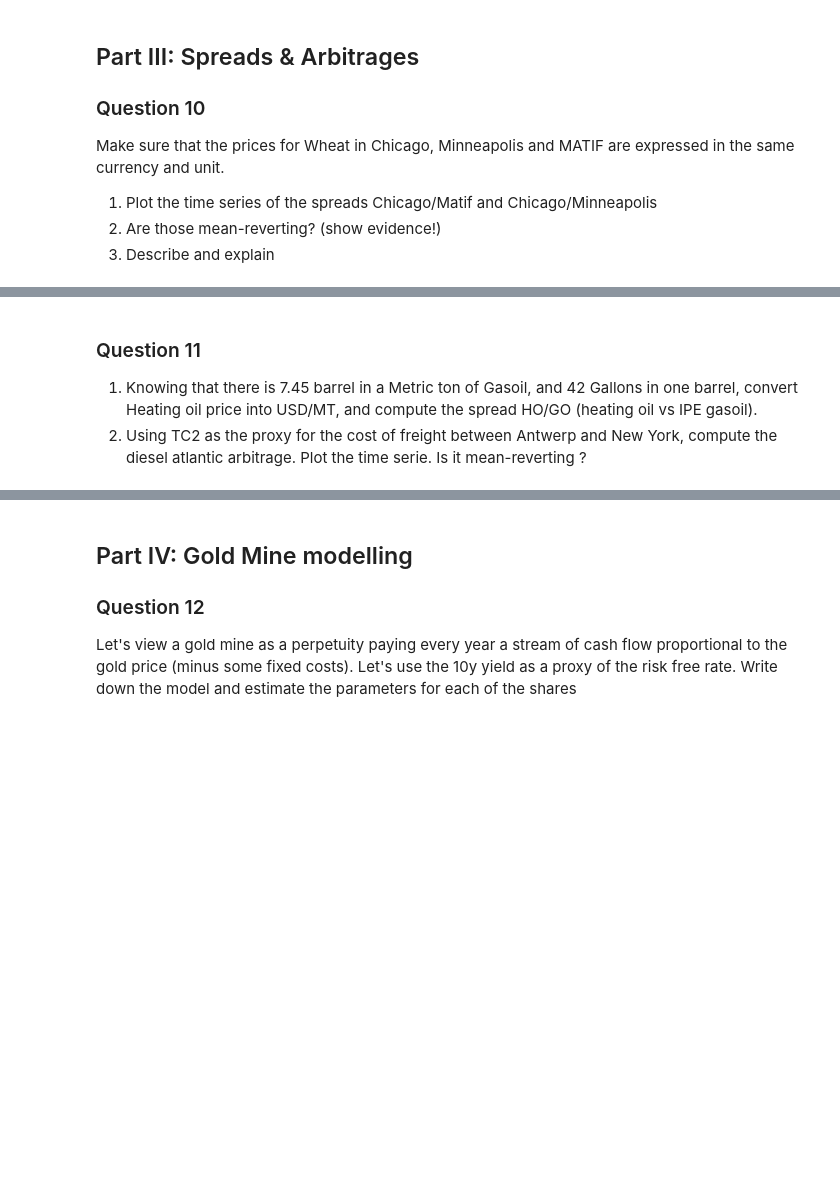
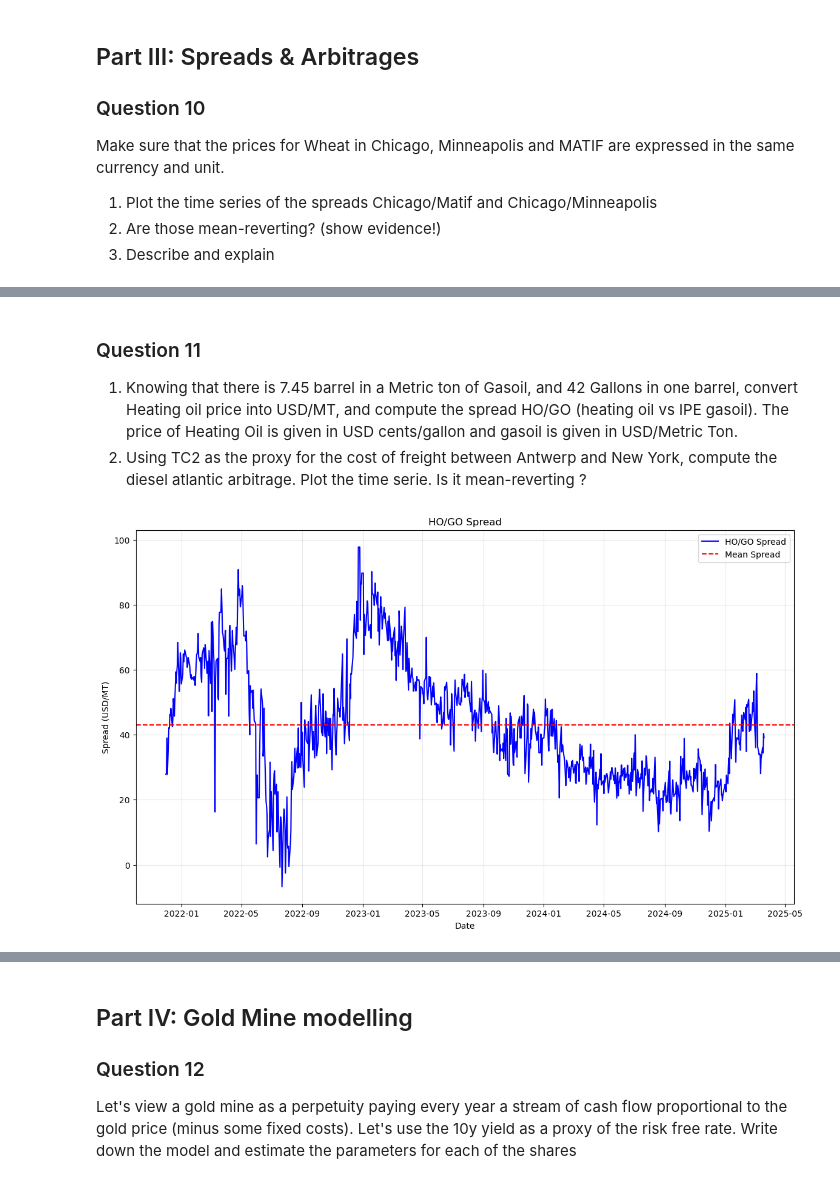
Before and after one commit to thomasmazouzi/Commodities, a Jupyter notebook: Final Version.ipynb, the cells around one changed output, grey strips where cells are left out. Saved outputs shown, nothing was run; the diff lists cells and outputs as text; code cells hidden in the pictures; blank space fills up the shorter version.

```diff
--- a/Final Version.ipynb
+++ b/Final Version.ipynb
@@ -1070,5 +1148,5 @@ Make sure that the prices for Wheat in Chicago, Minneapolis and MATIF are expres
 # %% [markdown]
 ### Question 11
 
-1. Knowing that there is 7.45 barrel in a Metric ton of Gasoil, and 42 Gallons in one barrel, convert Heating oil price into USD/MT, and compute the spread HO/GO (heating oil vs IPE gasoil).
+1. Knowing that there is 7.45 barrel in a Metric ton of Gasoil, and 42 Gallons in one barrel, convert Heating oil price into USD/MT, and compute the spread HO/GO (heating oil vs IPE gasoil). The price of Heating Oil is given in USD cents/gallon and gasoil is given in USD/Metric Ton.
 2. Using TC2 as the proxy for the cost of freight between Antwerp and New York, compute the diesel atlantic arbitrage. Plot the time serie. Is it mean-reverting ?
@@ -1076,0 +1153,24 @@ Make sure that the prices for Wheat in Chicago, Minneapolis and MATIF are expres
+# %%
+data_11 = commodity[['IPE gasoil', 'Heating Oil', 'TC2 37kt']].copy()
+
+gallons_per_barrel = 42
+barrels_per_mt = 7.45
+
+# Convert IPE Gasoil to USD/MT
+data_11['Heating Oil (USD/MT)'] = data_11['Heating Oil'] * gallons_per_barrel * barrels_per_mt / 100
+
+# Compute the spread
+data_11['HO/GO'] = data_11['Heating Oil (USD/MT)'] - data_11['IPE gasoil']
+
+# Plot the spread
+plt.figure(figsize=(14, 8))
+plt.plot(data_11['HO/GO'], label='HO/GO Spread', color='blue')
+plt.axhline(y=data_11['HO/GO'].mean(), color='red', linestyle='--', label='Mean Spread')
+plt.title('HO/GO Spread')
+plt.xlabel('Date')
+plt.ylabel('Spread (USD/MT)')
+plt.legend()
+plt.grid(True, alpha=0.3)
+plt.show()
+# %% [output]
+[figure, added]
```
Also changed, not shown: parts of 13 cells of this notebook.
